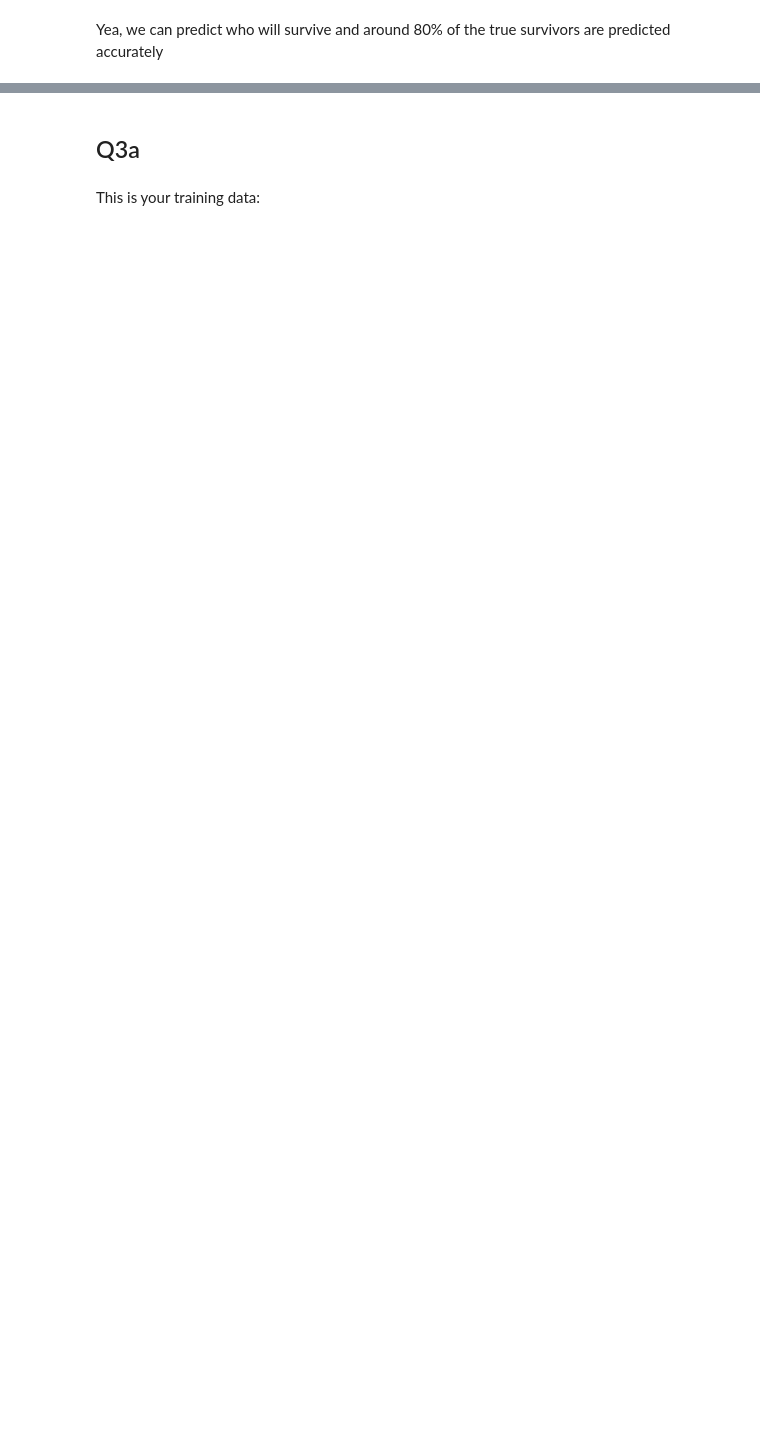
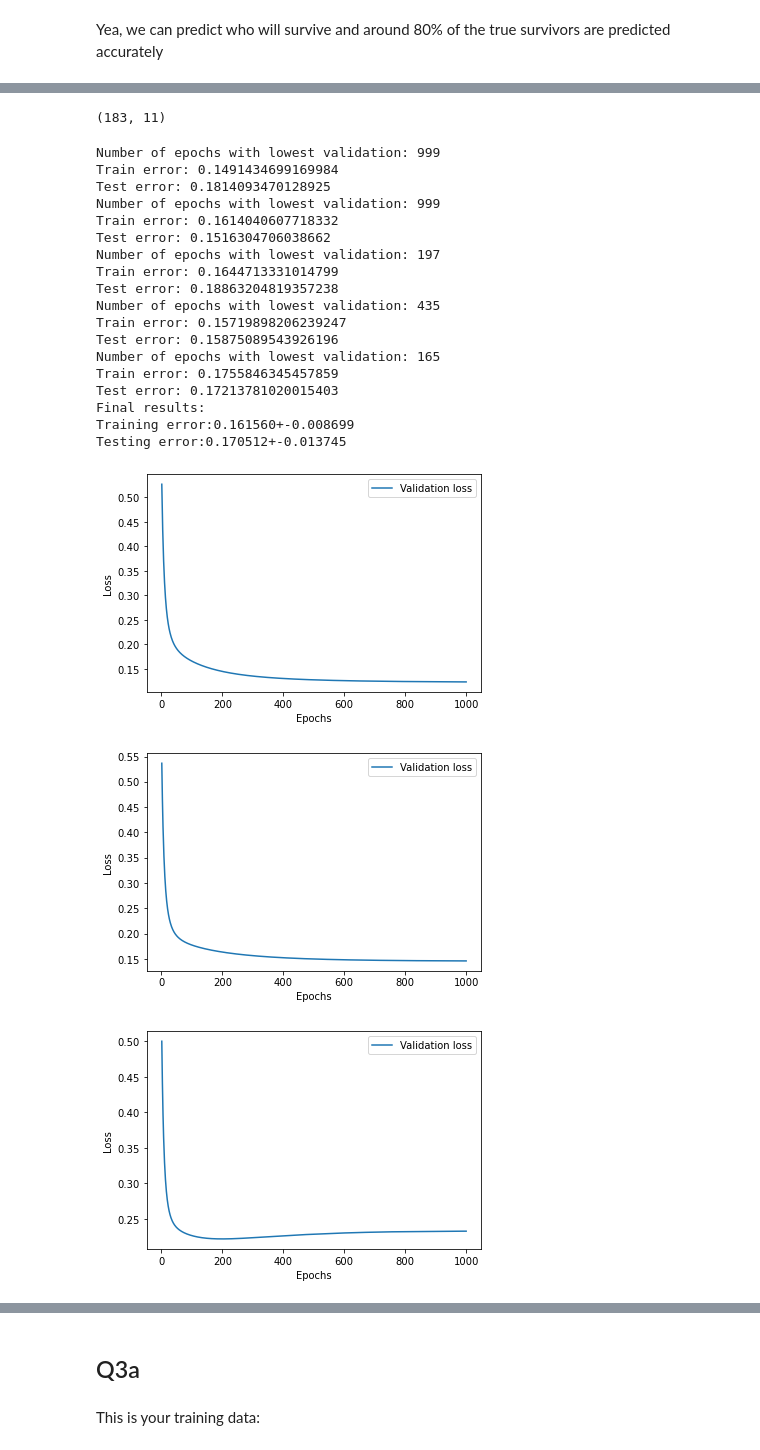
Before and after one commit to KrajShuffle/Neural_Nets_242, a Jupyter notebook: HW5-KRAJ_Real.ipynb, the cells around one changed output, grey strips where cells are left out. Drawn from its saved outputs; the diff is of its cells as text; code cells hidden in the pictures; blank space fills up the shorter version.

```diff
--- a/HW5-KRAJ_Real.ipynb
+++ b/HW5-KRAJ_Real.ipynb
@@ -472,0 +469,5 @@ Yea, we can predict who will survive and around 80% of the true survivors are pr
+# %%
+encoder = OneHotEncoder()
+encoder.fit(df_titan_cat)
+ar_onehot_cats = encoder.transform(df_titan_cat).toarray()
+ar_onehot_cats
@@ -472,0 +482,5 @@ Yea, we can predict who will survive and around 80% of the true survivors are pr
+# %%
+# Normalizing continuous features
+scaler.fit(df_titan_feats.drop(columns = ['Pclass', 'Sex', 'Embarked', 'Age']).values)
+ar_titans_nml = scaler.transform(df_titan_feats.drop(columns = ['Pclass', 'Sex', 'Embarked', 'Age']).values)
+ar_titans_nml[:10]
@@ -472,0 +498,30 @@ Yea, we can predict who will survive and around 80% of the true survivors are pr
+# %%
+#Stack the 2 arrays and got array of all feats
+ar_feats = np.hstack((ar_titans_nml, ar_onehot_cats))
+ar_feats.shape
+# %% [output]
+(183, 11)
+# %%
+mod_titanic = Kfold(5, ar_feats, y_surv, 1000, 11)
+# %% [output]
+Number of epochs with lowest validation: 999
+Train error: 0.1491434699169984
+Test error: 0.1814093470128925
+Number of epochs with lowest validation: 999
+Train error: 0.1614040607718332
+Test error: 0.1516304706038662
+Number of epochs with lowest validation: 197
+Train error: 0.1644713331014799
+Test error: 0.18863204819357238
+Number of epochs with lowest validation: 435
+Train error: 0.15719898206239247
+Test error: 0.15875089543926196
+Number of epochs with lowest validation: 165
+Train error: 0.1755846345457859
+Test error: 0.17213781020015403
+Final results:
+Training error:0.161560+-0.008699
+Testing error:0.170512+-0.013745
+[figure, added]
+[figure, added]
+[figure, added]
```
Also changed, not shown: parts of 26 cells of this notebook.
